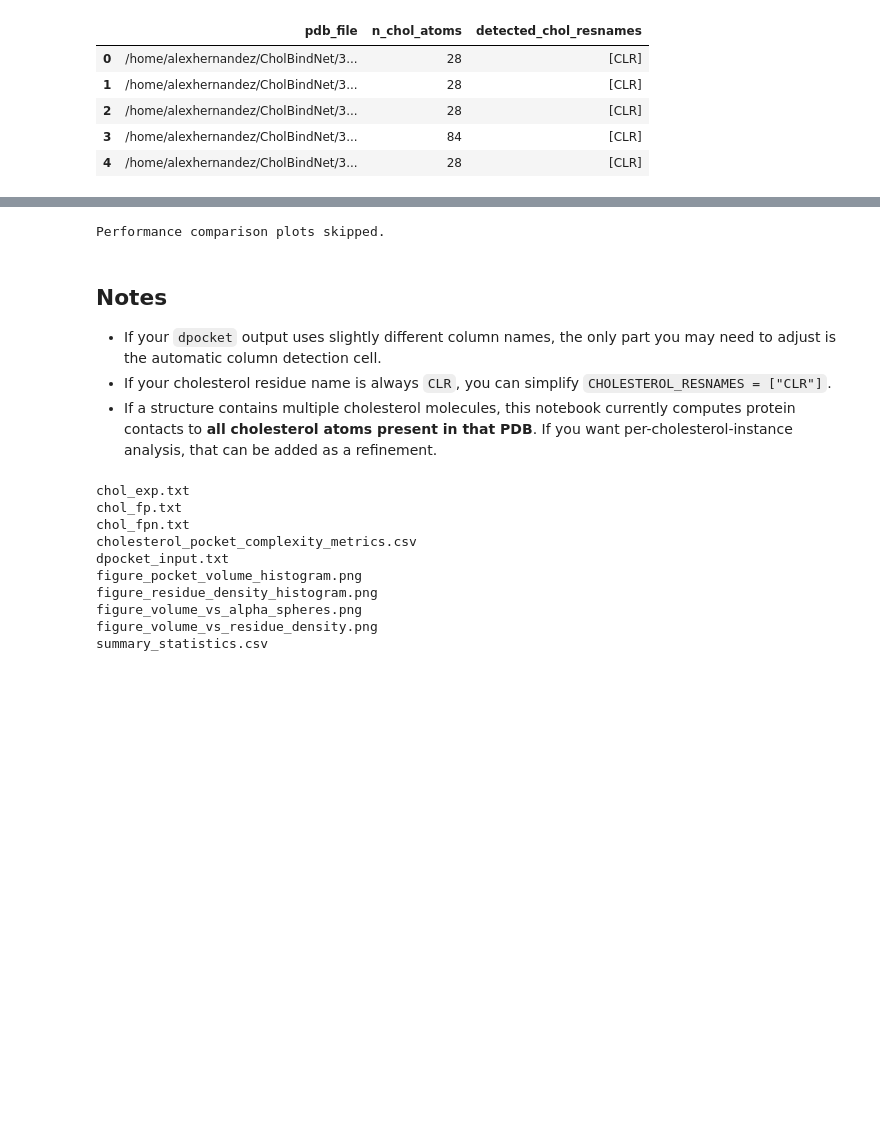
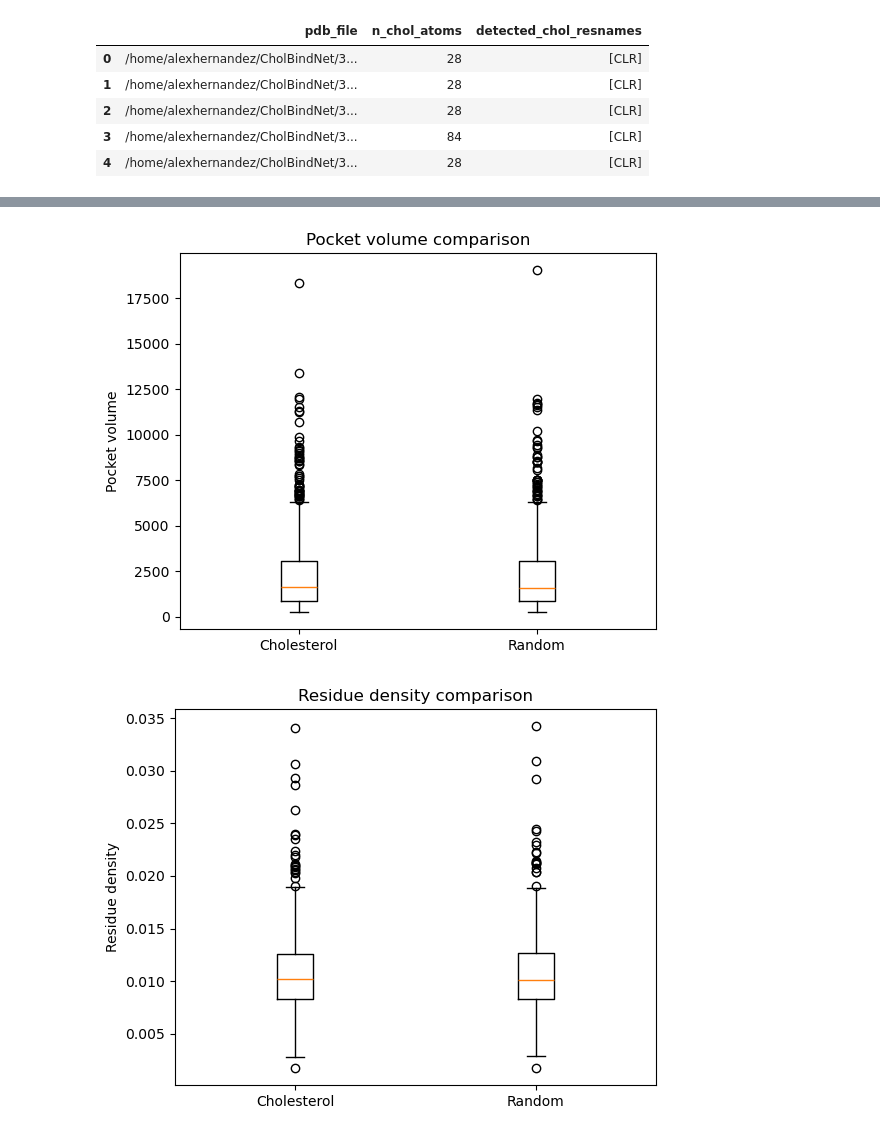
Before and after one commit to LynaLuo-Lab/CholBindNet, a Jupyter notebook: FPocketGNN/cholbindnet_dpocket_analysis.ipynb, the cells around one changed output, grey strips where cells are left out. Drawn from its saved outputs; the diff is of its cells as text; code cells hidden in the pictures; blank space fills up the shorter version.

```diff
--- a/FPocketGNN/cholbindnet_dpocket_analysis.ipynb
+++ b/FPocketGNN/cholbindnet_dpocket_analysis.ipynb
@@ -732,55 +926,29 @@ MODEL_RESULTS_CSV not set. Skipping model-comparison section.
 # %%
+# --- Figure: boxplots for direct comparison ---
 
-# --- OPTIONAL example plots if MODEL_RESULTS_CSV was provided ---
-# This cell assumes a boolean/int column named 'chol_gnn_correct' exists.
+fig, ax = plt.subplots(figsize=(5.8, 4.5))
+data = [
+    combined_df.loc[combined_df["group"] == "cholesterol", "pocket_volume"].dropna().values,
+    combined_df.loc[combined_df["group"] == "random", "pocket_volume"].dropna().values,
+]
+ax.boxplot(data, labels=["Cholesterol", "Random"])
+ax.set_ylabel("Pocket volume")
+ax.set_title("Pocket volume comparison")
+fig.tight_layout()
+fig.savefig(OUT_DIR / "figure_compare_pocket_volume_boxplot.png", dpi=FIG_DPI, bbox_inches="tight")
+plt.show()
 
-if "compare_df" in globals() and "chol_gnn_correct" in compare_df.columns:
-    tmp = compare_df.copy()
-    tmp["chol_gnn_correct"] = tmp["chol_gnn_correct"].astype(int)
-
-    fig, ax = plt.subplots(figsize=(5.5, 4.2))
-    data0 = tmp.loc[tmp["chol_gnn_correct"] == 0, "pocket_volume"].dropna().values
-    data1 = tmp.loc[tmp["chol_gnn_correct"] == 1, "pocket_volume"].dropna().values
-    ax.boxplot([data0, data1], labels=["Incorrect", "Correct"])
-    ax.set_ylabel("Pocket volume")
-    ax.set_title("Chol-GNN performance vs pocket volume")
-    fig.tight_layout()
-    fig.savefig(OUT_DIR / "figure_cholgnn_vs_pocket_volume.png", dpi=FIG_DPI, bbox_inches="tight")
-    plt.show()
-
-    fig, ax = plt.subplots(figsize=(5.5, 4.2))
-    data0 = tmp.loc[tmp["chol_gnn_correct"] == 0, "residue_density"].replace([np.inf, -np.inf], np.nan).dropna().values
-    data1 = tmp.loc[tmp["chol_gnn_correct"] == 1, "residue_density"].replace([np.inf, -np.inf], np.nan).dropna().values
-    ax.boxplot([data0, data1], labels=["Incorrect", "Correct"])
-    ax.set_ylabel("Residue density")
-    ax.set_title("Chol-GNN performance vs residue density")
-    fig.tight_layout()
-    fig.savefig(OUT_DIR / "figure_cholgnn_vs_residue_density.png", dpi=FIG_DPI, bbox_inches="tight")
-    plt.show()
-else:
-    print("Performance comparison plots skipped.")
+fig, ax = plt.subplots(figsize=(5.8, 4.5))
+data = [
+    combined_df.loc[combined_df["group"] == "cholesterol", "residue_density"].dropna().values,
+    combined_df.loc[combined_df["group"] == "random", "residue_density"].dropna().values,
+]
+ax.boxplot(data, labels=["Cholesterol", "Random"])
+ax.set_ylabel("Residue density")
+ax.set_title("Residue density comparison")
+fig.tight_layout()
+fig.savefig(OUT_DIR / "figure_compare_residue_density_boxplot.png", dpi=FIG_DPI, bbox_inches="tight")
+plt.show()
 # %% [output]
-Performance comparison plots skipped.
+[figure, added]
+[figure, added]
-# %% [markdown]
-## Notes
-
-- If your `dpocket` output uses slightly different column names, the only part you may need to adjust is the automatic column detection cell.
-- If your cholesterol residue name is always `CLR`, you can simplify `CHOLESTEROL_RESNAMES = ["CLR"]`.
-- If a structure contains multiple cholesterol molecules, this notebook currently computes protein contacts to **all cholesterol atoms present in that PDB**. If you want per-cholesterol-instance analysis, that can be added as a refinement.
-# %%
-
-# --- Quick file listing of generated outputs ---
-
-for p in sorted(OUT_DIR.glob("*")):
-    print(p.name)
-# %% [output]
-chol_exp.txt
-chol_fp.txt
-chol_fpn.txt
-cholesterol_pocket_complexity_metrics.csv
-dpocket_input.txt
-figure_pocket_volume_histogram.png
-figure_residue_density_histogram.png
-figure_volume_vs_alpha_spheres.png
-figure_volume_vs_residue_density.png
-summary_statistics.csv
```
Also changed, not shown: parts of 23 cells of this notebook.
